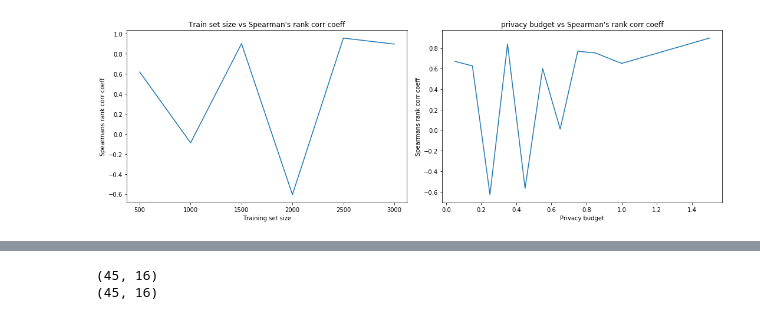
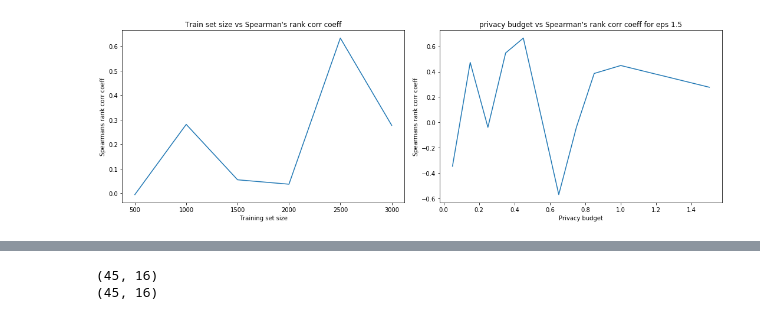
Before and after one commit to jithendaraa/Privacy-aware-learning, a Jupyter notebook: Laplace Mechanism/Laplace noise.ipynb, the cells around one changed output, grey strips where cells are left out. Saved outputs shown, nothing was run; the diff lists cells and outputs as text; code cells hidden in the pictures.

```diff
--- a/Laplace Mechanism/Laplace noise.ipynb
+++ b/Laplace Mechanism/Laplace noise.ipynb
@@ -1,17 +1,4 @@
 # %%
-def normalizeData(X):
-    n = X.shape[0]
-
-    for i in range(n):
-        Xi_max = max(X[i])
-        Xi_min = min(X[i])
-        X_diff = Xi_max - Xi_min
-        for j in range(d):
-            X[i][j] = (X[i][j] - Xi_min)/X_diff
-
-    return X, y
-
-
 def l1norm_X_and_y_preserve_linearity(X, y, val):
 
     n = X.shape[0]
@@ -21,6 +8,9 @@ def l1norm_X_and_y_preserve_linearity(X, y, val):
         X[i] = X[i]/row_abs_sum
         if val == 1:
             y[i] = y[i]/row_abs_sum
+        else:
+            ymax = max(abs(y))
+            y = y/ymax
 
     return X, y
 
@@ -39,13 +29,14 @@ def plotter(X, y, n, d, k, epsilon, jump):
 
 #     X = minimax_normalise(X)
 #     y = minimax_normalise(y.reshape(1, n)).reshape(n)
-    X, y = l1norm_X_and_y_preserve_linearity(X/2,y/2,1)
+    X, y = l1norm_X_and_y_preserve_linearity(X/2,y/2,0)
     # range of X and y is -0.5 to 0.5
 
     RMSE = np.zeros((k, m))
     priv_RMSE = np.zeros((k, m))
     X_val = np.zeros((m))
-    corr_rank = np.zeros((m))
+    p_corr_rank = np.zeros((m))
+    np_corr_rank = np.zeros((m))
 
     for i in range(k):
 
@@ -79,7 +70,6 @@ def plotter(X, y, n, d, k, epsilon, jump):
                 b2 = d/epsilon
 
                 u_mirr = np.random.laplace(loc=0.0, scale=b1, size = elems)
-#                 u_mirr = minimax_normalise(u_mirr.reshape(1, elems)).reshape(elems)
 
                 pos = 0
                 u = np.ones((d+1, d+1))
@@ -105,13 +95,14 @@ def plotter(X, y, n, d, k, epsilon, jump):
                 priv_RMSE_per_lpl[l] = np.mean(abs(T-y_test)**2)**0.5
 
             T_avg = sum(T_per_rep.transpose())/rep
-#             print(T_avg.shape)
 
             corr, p_val = spearmanr(T_avg, y_test)
-            corr_rank[j] = corr
+            p_corr_rank[j] = corr
 
             priv_RMSE[i][j] = np.mean(priv_RMSE_per_lpl)
             y_pred = np.matmul(X_test, w)
+            corr, p_val = spearmanr(y_pred, y_test)
+            np_corr_rank[j] = corr
             RMSE[i][j] = np.mean(abs(y_pred-y_test)**2)**0.5
 
     total_RMSE = sum(RMSE)/k
@@ -123,13 +114,14 @@ def plotter(X, y, n, d, k, epsilon, jump):
         RMSE_SD[i] = RMSE[:, i:i+1].std()
         priv_RMSE_SD[i] = priv_RMSE[:, i:i+1].std()
 
-    ans = np.zeros((6,m))
+    ans = np.zeros((7,m))
     ans[0] = X_val
     ans[1] = priv_total_RMSE
     ans[2] = priv_RMSE_SD
     ans[3] = total_RMSE
     ans[4] = RMSE_SD
-    ans[5] = corr_rank
+    ans[5] = p_corr_rank
+    ans[6] = np_corr_rank
 
     return ans
 # %%
@@ -159,35 +151,35 @@ for eps_idx in range(len(eps)):
     epsilon = eps[eps_idx]
     ans = plotter(X, y, n, d, k, epsilon, jump)
     y_axis[eps_idx] = ans[5][ans.shape[1]-1]
 
 #     plt.errorbar(ans[0], ans[1], color=colors[eps_idx], ecolor=colors[eps_idx], capsize=3, label='ε '+str(epsilon), errorevery=5)
 #     plt.scatter(ans[0], ans[1], color=colors[eps_idx], s=10)
 
 # plt.rcParams['figure.figsize'] = (12, 5)
 # # plt.errorbar(ans[0], ans[3], color=colors[4], ecolor=colors[4], capsize=3, label="NP", errorevery = 5)
 # # plt.scatter(ans[0], ans[3], color=colors[4], s=10)
 # plt.ylabel("RMSE")
 # pylab.legend(loc='upper right')
 # # plt.ylim(-0.1,3)
 # plt.title("Train set size vs RMSE for k-fold cross validation")
 # plt.show()
 plt.rcParams['figure.figsize'] = (15, 5)
 
 plt.subplot(1,2,1)
 plt.xlabel("Training set size")
 plt.ylabel("Spearmans rank corr coeff")
 plt.title("Train set size vs Spearman's rank corr coeff")
 plt.plot(ans[0], ans[5])
 
 plt.subplot(1,2,2)
 plt.plot(eps, y_axis)
 plt.xlabel("Privacy budget")
 plt.ylabel("Spearmans rank corr coeff")
-plt.title("privacy budget vs Spearman's rank corr coeff")
+plt.title("privacy budget vs Spearman's rank corr coeff for eps 1.5")
 plt.tight_layout()
 plt.show()
 # %% [output]
-[figure, old version]
+[figure, new version]
 # %%
 import numpy as np
 import matplotlib.pyplot as plt
```
Also changed, not shown: parts of 2 cells of this notebook, 2 other files.
